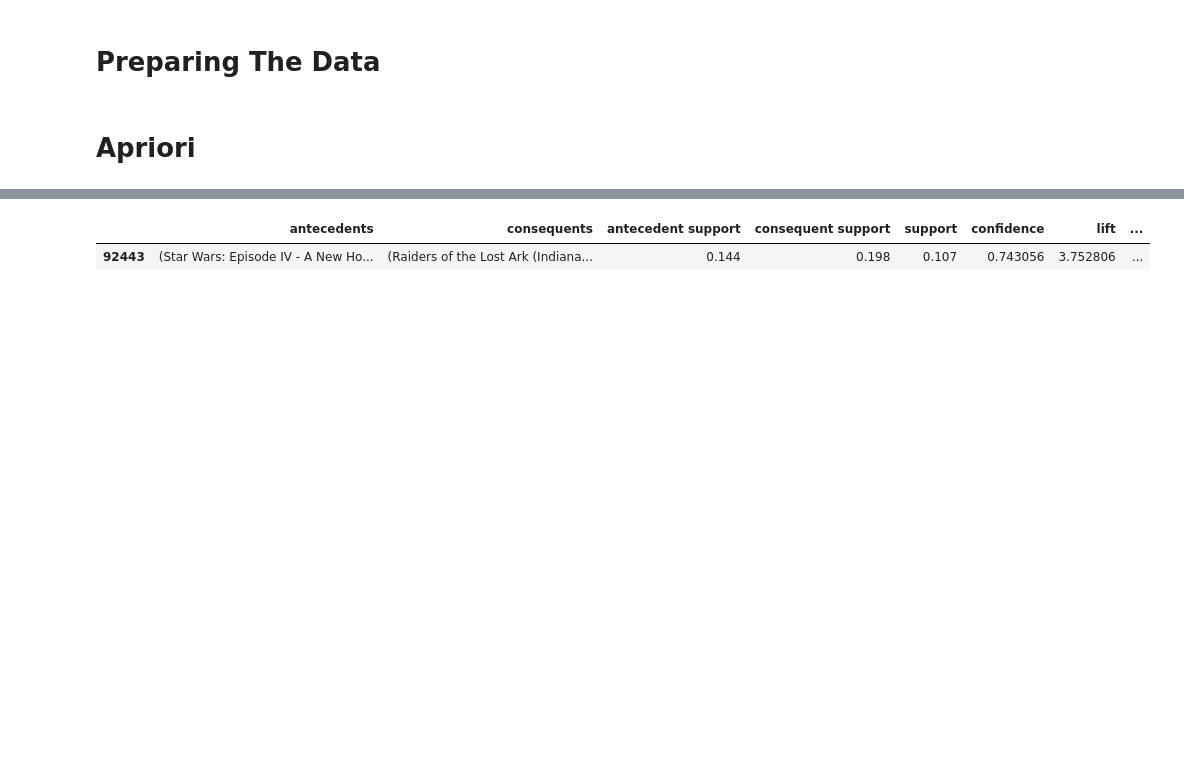
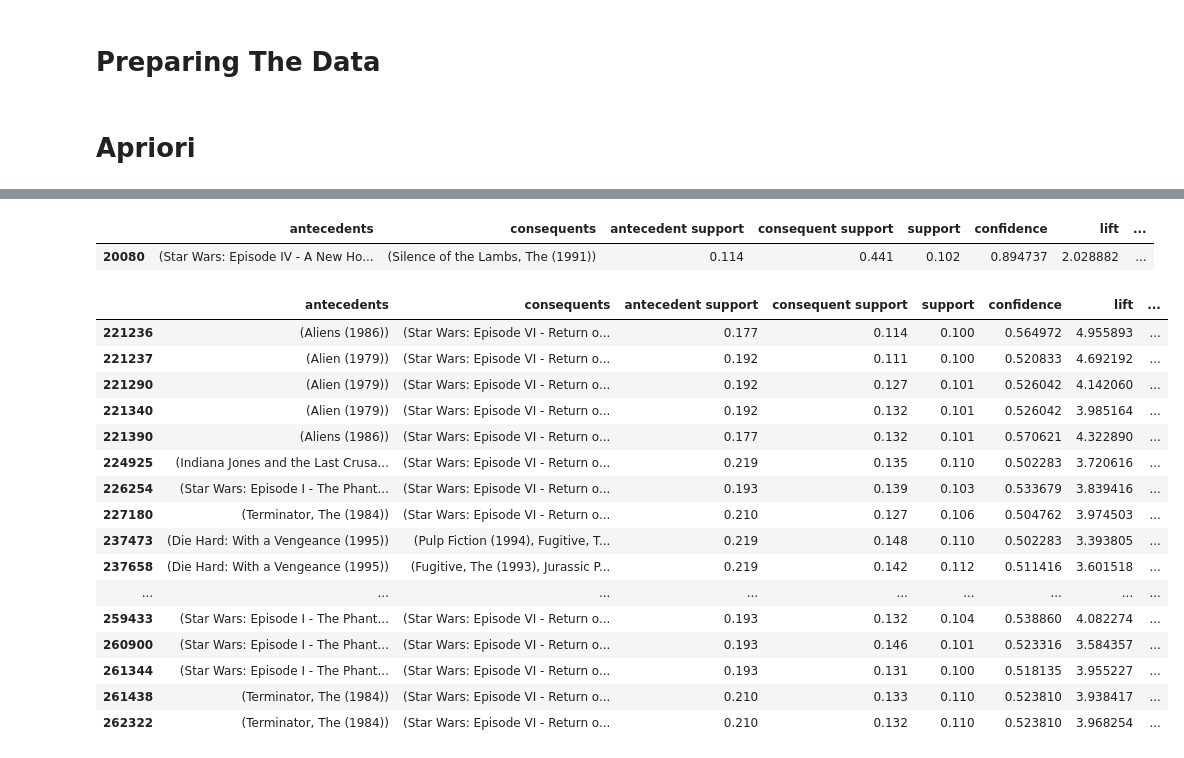
Before and after one commit to mustafabayrak0/Movie-Recommendation-System, a Jupyter notebook: Apriori.ipynb, the cells around one changed output, grey strips where cells are left out. Saved outputs shown, nothing was run; the diff lists cells and outputs as text; code cells hidden in the pictures; blank space fills up the shorter version.

```diff
--- a/Apriori.ipynb
+++ b/Apriori.ipynb
@@ -73,6 +83,6 @@ rules_5 = association_rules(frequent_itemsets_5, metric="confidence", min_thresh
 # %%
 frequent_itemsets_6 = apriori(movie_data_ratings_data_encoded.drop(columns=["userId"]), min_support=min_support, use_colnames=True, max_len=6)
-rules_6 = association_rules(frequent_itemsets_6, metric="confidence", min_threshold=0.7)
+rules_6 = association_rules(frequent_itemsets_6, metric="confidence", min_threshold=0.5)
 # %%
 rules_3.sample()
 # %% [output]
@@ -92,4 +102,25 @@ rules_5.sample()
 rules_6.sample()
 # %% [output]
 |  | antecedents | consequents | antecedent support | consequent support | support | confidence | lift | ... |
-| 92443 | (Star Wars: Episode IV - A New Ho... | (Raiders of the Lost Ark (Indiana... | 0.144 | 0.198 | 0.107 | 0.743056 | 3.752806 | ... |
+| 20080 | (Star Wars: Episode IV - A New Ho... | (Silence of the Lambs, The (1991)) | 0.114 | 0.441 | 0.102 | 0.894737 | 2.028882 | ... |
+# %%
+# Find consquents with more than 1 item
+rules_6[rules_6["consequents"].apply(lambda x: len(x) > 4)]
+# %% [output]
+|  | antecedents | consequents | antecedent support | consequent support | support | confidence | lift | ... |
+| 221236 | (Aliens (1986)) | (Star Wars: Episode VI - Return o... | 0.177 | 0.114 | 0.100 | 0.564972 | 4.955893 | ... |
+| 221237 | (Alien (1979)) | (Star Wars: Episode VI - Return o... | 0.192 | 0.111 | 0.100 | 0.520833 | 4.692192 | ... |
+| 221290 | (Alien (1979)) | (Star Wars: Episode VI - Return o... | 0.192 | 0.127 | 0.101 | 0.526042 | 4.142060 | ... |
+| 221340 | (Alien (1979)) | (Star Wars: Episode VI - Return o... | 0.192 | 0.132 | 0.101 | 0.526042 | 3.985164 | ... |
+| 221390 | (Aliens (1986)) | (Star Wars: Episode VI - Return o... | 0.177 | 0.132 | 0.101 | 0.570621 | 4.322890 | ... |
+| 224925 | (Indiana Jones and the Last Crusa... | (Star Wars: Episode VI - Return o... | 0.219 | 0.135 | 0.110 | 0.502283 | 3.720616 | ... |
+| 226254 | (Star Wars: Episode I - The Phant... | (Star Wars: Episode VI - Return o... | 0.193 | 0.139 | 0.103 | 0.533679 | 3.839416 | ... |
+| 227180 | (Terminator, The (1984)) | (Star Wars: Episode VI - Return o... | 0.210 | 0.127 | 0.106 | 0.504762 | 3.974503 | ... |
+| 237473 | (Die Hard: With a Vengeance (1995)) | (Pulp Fiction (1994), Fugitive, T... | 0.219 | 0.148 | 0.110 | 0.502283 | 3.393805 | ... |
+| 237658 | (Die Hard: With a Vengeance (1995)) | (Fugitive, The (1993), Jurassic P... | 0.219 | 0.142 | 0.112 | 0.511416 | 3.601518 | ... |
+| ... | ... | ... | ... | ... | ... | ... | ... | ... |
+| 259433 | (Star Wars: Episode I - The Phant... | (Star Wars: Episode VI - Return o... | 0.193 | 0.132 | 0.104 | 0.538860 | 4.082274 | ... |
+| 260900 | (Star Wars: Episode I - The Phant... | (Star Wars: Episode VI - Return o... | 0.193 | 0.146 | 0.101 | 0.523316 | 3.584357 | ... |
+| 261344 | (Star Wars: Episode I - The Phant... | (Star Wars: Episode VI - Return o... | 0.193 | 0.131 | 0.100 | 0.518135 | 3.955227 | ... |
+| 261438 | (Terminator, The (1984)) | (Star Wars: Episode VI - Return o... | 0.210 | 0.133 | 0.110 | 0.523810 | 3.938417 | ... |
+| 262322 | (Terminator, The (1984)) | (Star Wars: Episode VI - Return o... | 0.210 | 0.132 | 0.110 | 0.523810 | 3.968254 | ... |
```
Also changed, not shown: parts of 10 cells of this notebook, 6 other files.
